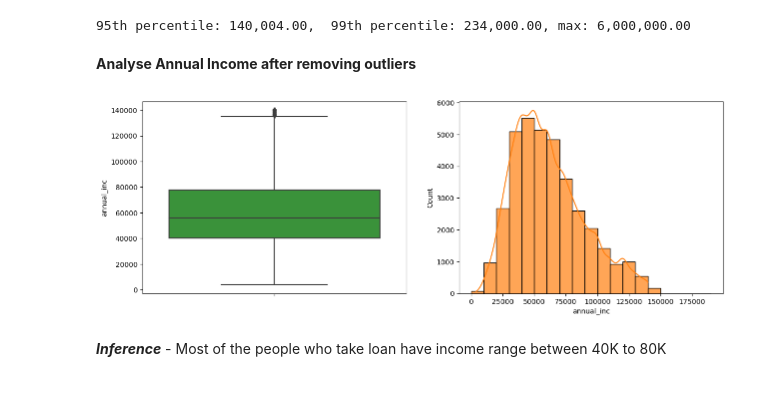
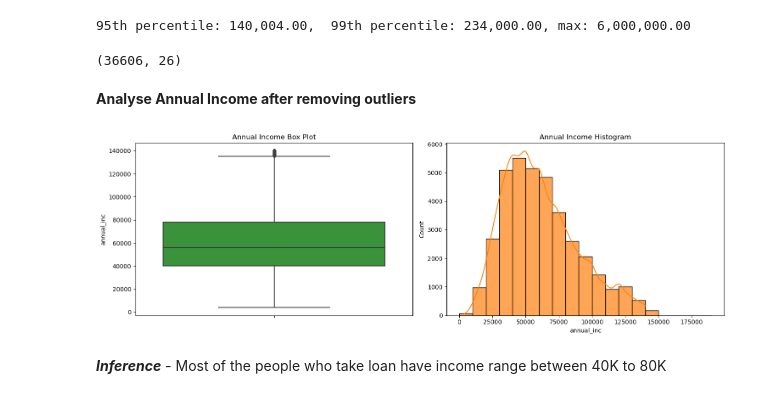
Before and after one commit to kondajji/Lending-Club_CaseStudy_TS, a Jupyter notebook: LendingClubCaseStudy.ipynb, the cells around one changed output. Drawn from its saved outputs; the diff is of its cells as text; code cells hidden in the pictures.

```diff
--- a/LendingClubCaseStudy.ipynb
+++ b/LendingClubCaseStudy.ipynb
@@ -66,0 +110,5 @@ list(lc.columns)
+# %%
+#Remove all the columns that has more than 50% missing values
+
+lc = lc.loc[:,lc.isnull().sum()/lc.shape[0]*100<50]
+print(lc.shape)
@@ -69,2 +150,3 @@ list(lc.columns)
 # %%
-loan = lc[(lc.loan_status =='Charged Off') | (lc.loan_status =='Fully Paid')][['id','annual_inc','loan_status','loan_amnt','emp_length','funded_amnt', 'funded_amnt_inv', 'term','issue_d','int_rate','installment', 'grade','sub_grade','dti','delinq_2yrs','home_ownership', 'revol_util', 'purpose','verification_status']]
+loan = lc[(lc.loan_status =='Charged Off') | (lc.loan_status =='Fully Paid')][['annual_inc','loan_status','loan_amnt','emp_length','funded_amnt', 'funded_amnt_inv', 'term','issue_d','int_rate','installment', 'grade','sub_grade','dti','delinq_2yrs','home_ownership', 'revol_util', 'purpose','verification_status','pub_rec_bankruptcies']]
+loan.shape
@@ -173,3 +259,5 @@ loan['issue_date'] = pd.to_datetime(loan['issue_d'], format='%b-%y')
 
 loan.loc[:,'issue_month'] = loan.issue_date.dt.month
 loan.loc[:, 'issue_year'] = loan.issue_date.dt.year
+# %%
+loan['annual_inc_groups'] = pd.cut(loan['annual_inc'], bins=5,precision =0,labels=['0-40k','40k-80k','80k-120k','120k-160k','160k-200k'])
@@ -245,19 +349,29 @@ print('95th percentile: {:,.2f},  99th percentile: {:,.2f}, max: {:,.2f}'.format
 loan = loan[(loan['annual_inc'] <= p95)]
 # %% [output]
 95th percentile: 140,004.00,  99th percentile: 234,000.00, max: 6,000,000.00
+# %%
+# Update all derived fields after removing outliers
+loan['loan_amnt_groups'] = pd.cut(loan['loan_amnt'], bins=7,precision =0,labels=['0-5k','5k-10k','10k-15k','15k-20k','20k-25k','25k-30k','30k-35k'])
+loan['interest_groups'] = pd.cut(loan['int_rate'], bins=5,precision =0,labels=['5-10','10-15','15-20','20-25','25-30'])
+loan['annual_inc_groups'] = pd.cut(loan['annual_inc'], bins=5,precision =0,labels=['0-40k','40k-80k','80k-120k','120k-160k','160k-200k'])
+loan['sub_grade_groups'] = loan['sub_grade'].str[1]
+loan.shape
+# %% [output]
+(36606, 26)
 # %% [markdown]
 **Analyse Annual Income after removing outliers**
 # %%
 #Create a color list for future use.
 colors = ["#1f77b4", "#ff7f0e", "#2ca02c", "#d62728"]
-
 fx, axes = plt.subplots(1,2, figsize=(15,5))
-
 sns.boxplot(y='annual_inc', data=loan, color=colors[2] ,ax=axes[0])
 sns.histplot(loan['annual_inc'], bins=range(0, 200000, 10000), kde=True, color=colors[1], alpha=0.7, ax=axes[1])
+axes[0].set_title('Annual Income Box Plot')
+axes[1].set_title('Annual Income Histogram')
+plt.tight_layout()
 plt.show()
 # %% [output]
-[figure, old version]
+[figure, new version]
 # %% [markdown]
 ***Inference*** - Most of the people who take loan have income range between 40K to 80K
 # %% [markdown]
```
Also changed, not shown: parts of 79 cells of this notebook.
